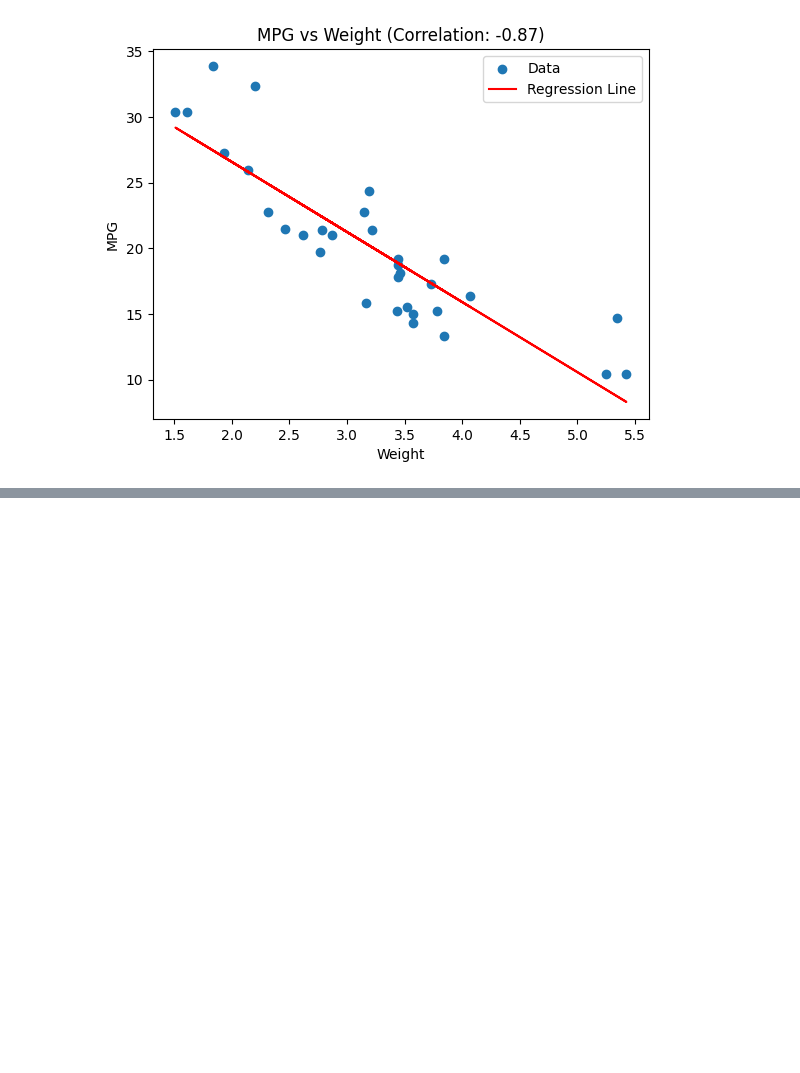
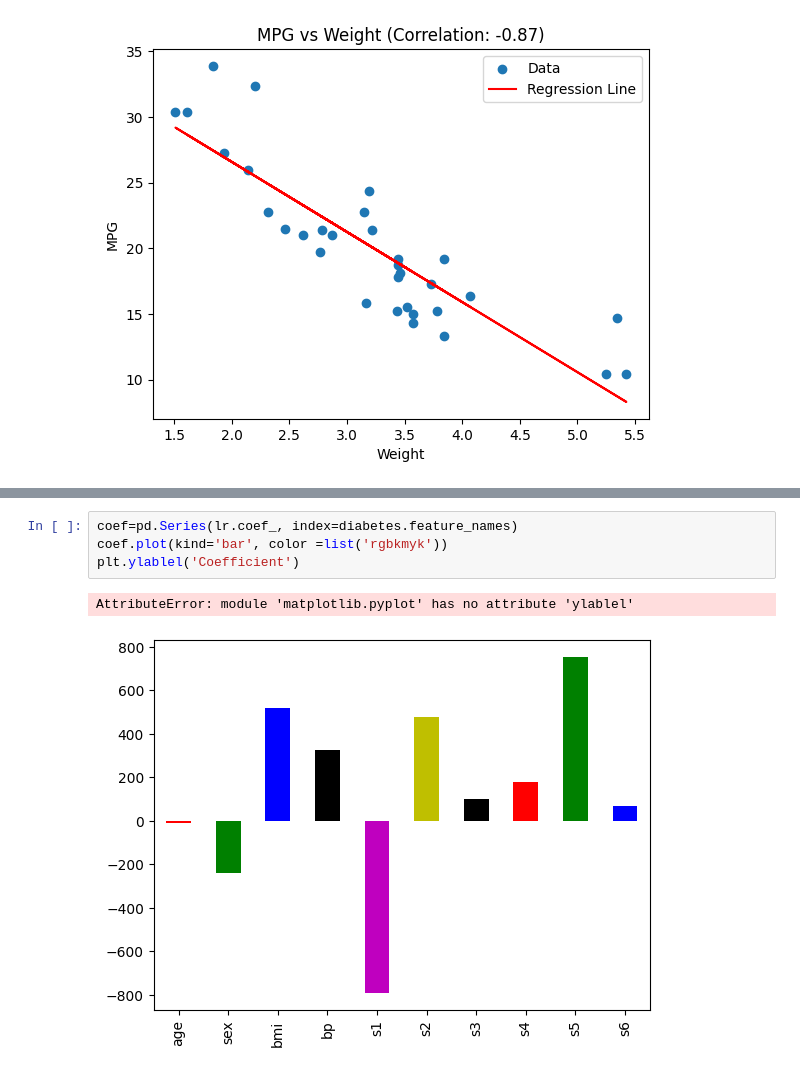
Before and after one commit to gusgoes/Machine-Learning, a Jupyter notebook: week1/week1exercise1.ipynb, the cells around one changed output, grey strips where cells are left out. Cells and saved outputs as stored; diff of their text form; blank space fills up the shorter version.

```diff
--- a/week1/week1exercise1.ipynb
+++ b/week1/week1exercise1.ipynb
@@ -175,0 +213,7 @@ Bradley Efron, Trevor Hastie, Iain Johnstone and Robert Tibshirani (2004) "Least
+# %%
+coef=pd.Series(lr.coef_, index=diabetes.feature_names)
+coef.plot(kind='bar', color =list('rgbkmyk'))
+plt.ylablel('Coefficient')
+# %% [output]
+AttributeError: module 'matplotlib.pyplot' has no attribute 'ylablel'
+[figure, added]
```
Also changed, not shown: parts of 8 cells of this notebook.
